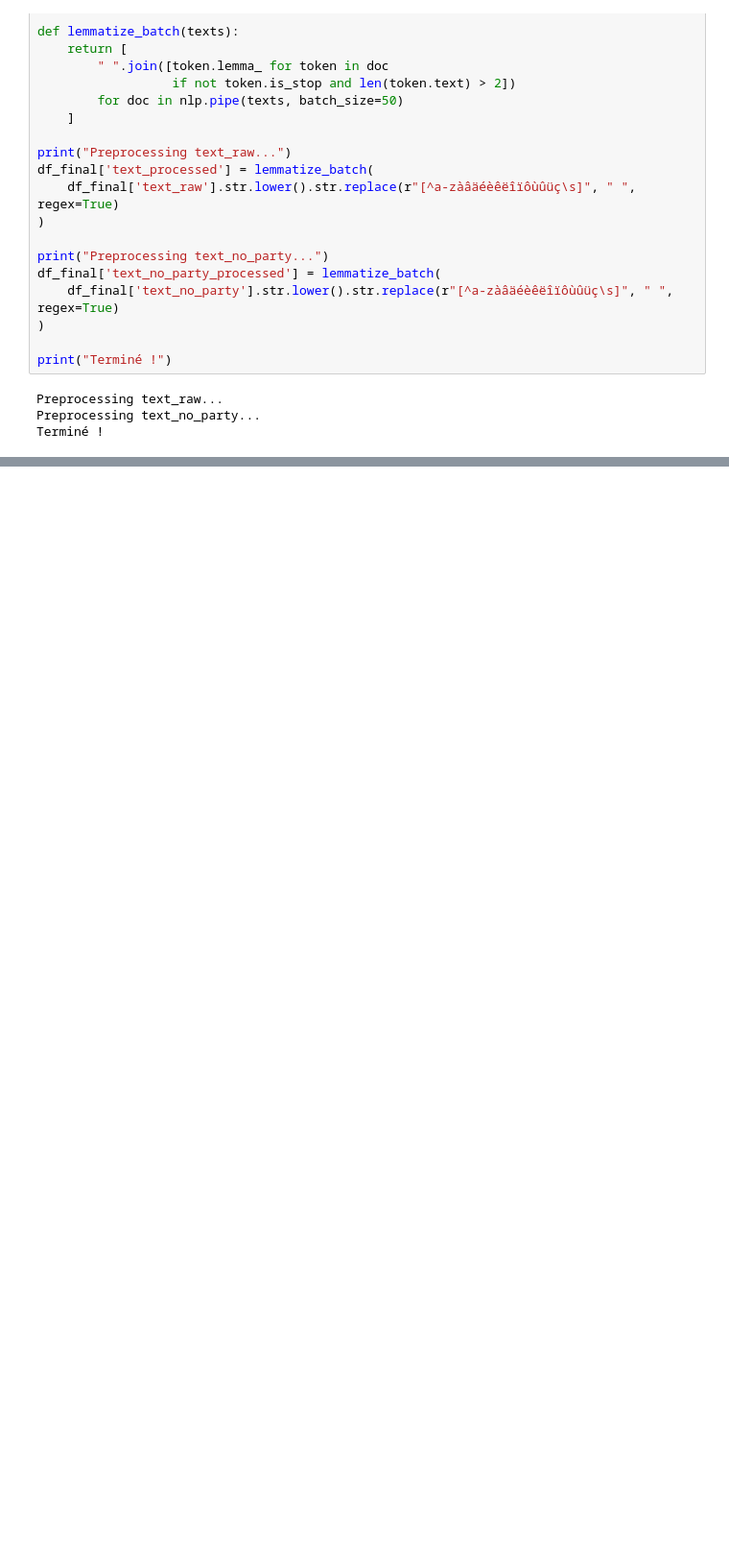
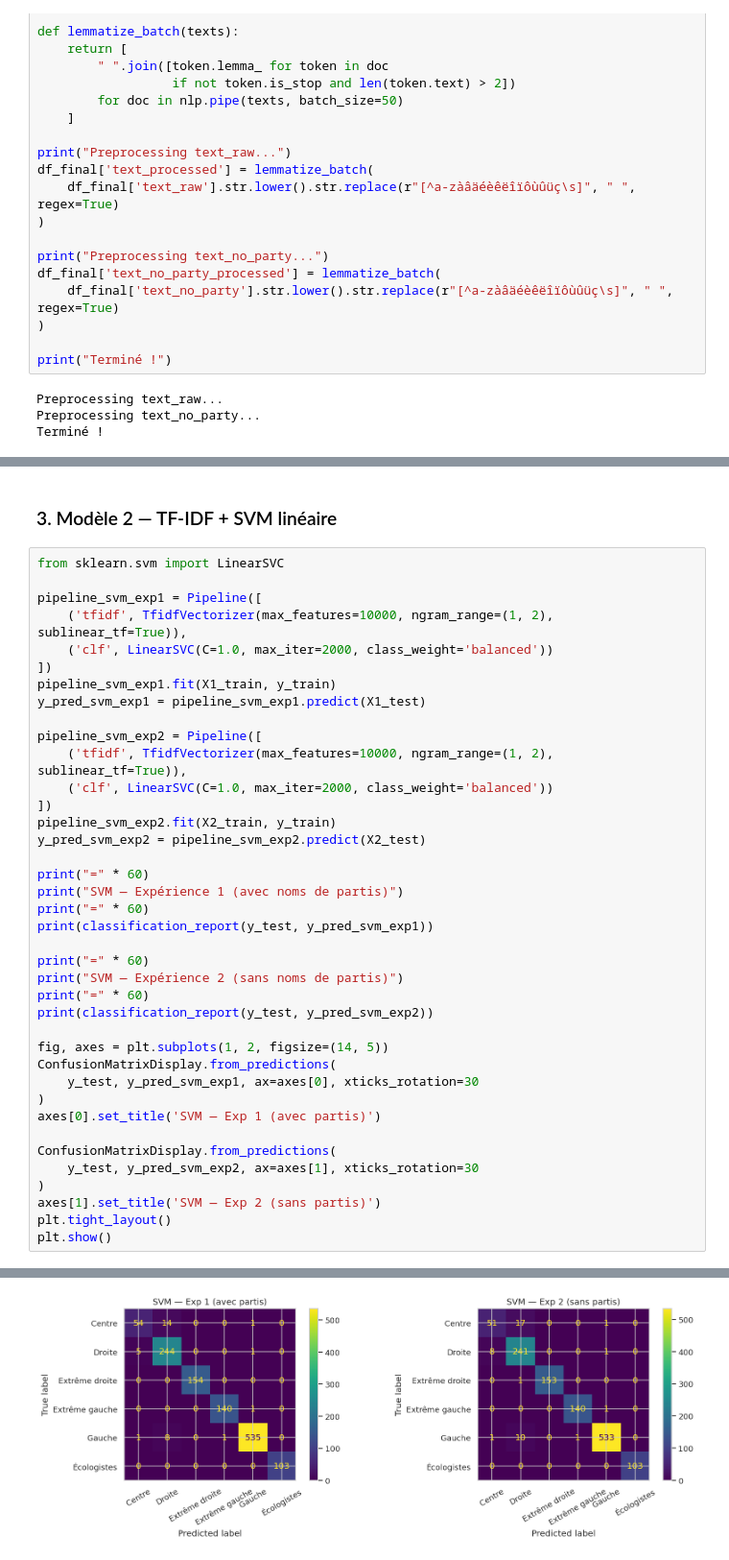
Before and after one commit to GabinSmt/archelec-political-detection, a Jupyter notebook: notebooks/archelec_political_detection.ipynb, the cells around one changed output, grey strips where cells are left out. Shown at 96% size. Drawn from its saved outputs; the diff is of its cells as text; blank space fills up the shorter version.

```diff
--- a/notebooks/archelec_political_detection.ipynb
+++ b/notebooks/archelec_political_detection.ipynb
@@ -459,0 +579,42 @@ Terminé !
+# %% [markdown]
+### 3. Modèle 2 — TF-IDF + SVM linéaire
+# %%
+from sklearn.svm import LinearSVC
+
+pipeline_svm_exp1 = Pipeline([
+    ('tfidf', TfidfVectorizer(max_features=10000, ngram_range=(1, 2), sublinear_tf=True)),
+    ('clf', LinearSVC(C=1.0, max_iter=2000, class_weight='balanced'))
+])
+pipeline_svm_exp1.fit(X1_train, y_train)
+y_pred_svm_exp1 = pipeline_svm_exp1.predict(X1_test)
+
+pipeline_svm_exp2 = Pipeline([
+    ('tfidf', TfidfVectorizer(max_features=10000, ngram_range=(1, 2), sublinear_tf=True)),
+    ('clf', LinearSVC(C=1.0, max_iter=2000, class_weight='balanced'))
+])
+pipeline_svm_exp2.fit(X2_train, y_train)
+y_pred_svm_exp2 = pipeline_svm_exp2.predict(X2_test)
+
+print("=" * 60)
+print("SVM — Expérience 1 (avec noms de partis)")
+print("=" * 60)
+print(classification_report(y_test, y_pred_svm_exp1))
+
+print("=" * 60)
+print("SVM — Expérience 2 (sans noms de partis)")
+print("=" * 60)
+print(classification_report(y_test, y_pred_svm_exp2))
+
+fig, axes = plt.subplots(1, 2, figsize=(14, 5))
+ConfusionMatrixDisplay.from_predictions(
+    y_test, y_pred_svm_exp1, ax=axes[0], xticks_rotation=30
+)
+axes[0].set_title('SVM — Exp 1 (avec partis)')
+
+ConfusionMatrixDisplay.from_predictions(
+    y_test, y_pred_svm_exp2, ax=axes[1], xticks_rotation=30
+)
+axes[1].set_title('SVM — Exp 2 (sans partis)')
+plt.tight_layout()
+plt.show()
+# %% [output]
@@ -459,0 +638 @@ Terminé !
+[figure, added]
```
Also changed, not shown: parts of 7 cells of this notebook.
